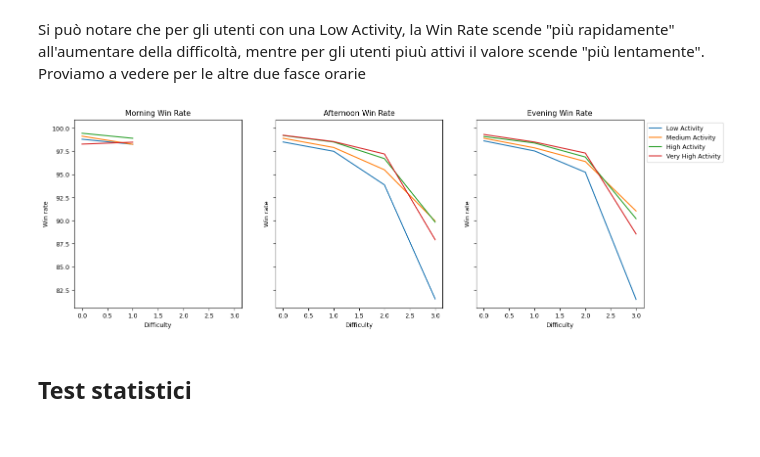
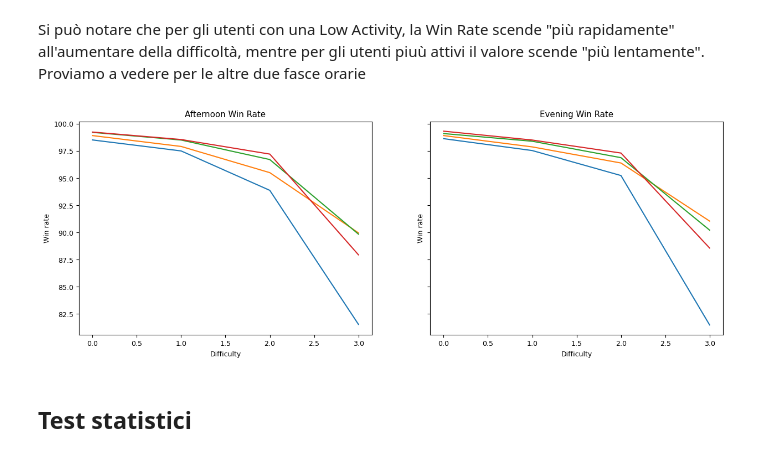
Before and after one commit to roby-ianny/IannelloSuffia_DataScienceProject, a Jupyter notebook: DataScienceProject.ipynb, the cells around one changed output. Cells and saved outputs as stored; diff of their text form; code cells hidden in the pictures.

```diff
--- a/DataScienceProject.ipynb
+++ b/DataScienceProject.ipynb
@@ -908,8 +908,9 @@ Un'altra informazione che può risultare utile da visualizzare è da quale dispo
 Andiamo a visualizzare intanto i valori unici che assume la colonna 'Source'
 # %%
 valori_client = wordle['Source'].value_counts()
+explode = np.ones(6)*0.03
 plt.figure(figsize=(6, 6))
-pie = plt.pie(valori_client, labels=valori_client.index, startangle=140, colors=colors)
+pie = plt.pie(valori_client, explode = explode, labels=valori_client.index, startangle=140, colors=colors)
 
 plt.rcParams['font.size'] = 9
 
@@ -1102,25 +1103,25 @@ plt.show()
 # %% [markdown]
 Si può notare che per gli utenti con una Low Activity, la Win Rate scende "più rapidamente" all'aumentare della difficoltà, mentre per gli utenti piuù attivi il valore scende "più lentamente". Proviamo a vedere per le altre due fasce orarie
 # %%
-fig, axs = plt.subplots(1, 3, figsize=(15, 5), sharey=True)
+fig, axs = plt.subplots(1, 2, figsize=(15, 5), sharey=True)
 timestamp = ['Morning','Afternoon','Evening']
 
-for i in range(1,4):
-    axs[i-1].set_xlabel('Difficulty')
-    axs[i-1].set_ylabel('Win rate')
-    axs[i-1].set_title(f'{timestamp[i-1]} Win Rate')
-    axs[i-1].plot(OLAP[0,i-1,:], label='Low Activity')
+for i in range(2,4):
+    axs[i-2].set_xlabel('Difficulty')
+    axs[i-2].set_ylabel('Win rate')
+    axs[i-2].set_title(f'{timestamp[i-1]} Win Rate')
+    axs[i-2].plot(OLAP[0,i-1,:], label='Low Activity')
     # scegliere se mantenere o rimuovere [inizio]
-    axs[i-1].plot(OLAP[1,i-1,:], label = 'Medium Activity')
-    axs[i-1].plot(OLAP[2,i-1,:], label = 'High Activity')
+    axs[i-2].plot(OLAP[1,i-1,:], label = 'Medium Activity')
+    axs[i-2].plot(OLAP[2,i-1,:], label = 'High Activity')
     # scegliere se mantenere o rimuovere [fine]
-    axs[i-1].plot(OLAP[3, i-1, :], label='Very High Activity')
-    if i==3:
-        axs[i-1].legend(bbox_to_anchor=(1, 1), loc='upper left')
+    axs[i-2].plot(OLAP[3, i-1, :], label='Very High Activity')
+    if i==4:
+        axs[i-2].legend(bbox_to_anchor=(1, 1), loc='upper left')
 
 fig.show()
 # %% [output]
-[figure, old version]
+[figure, new version]
 # %% [markdown]
 ## Test statistici
 # %% [markdown]
```
Also changed, not shown: parts of 13 cells of this notebook.
